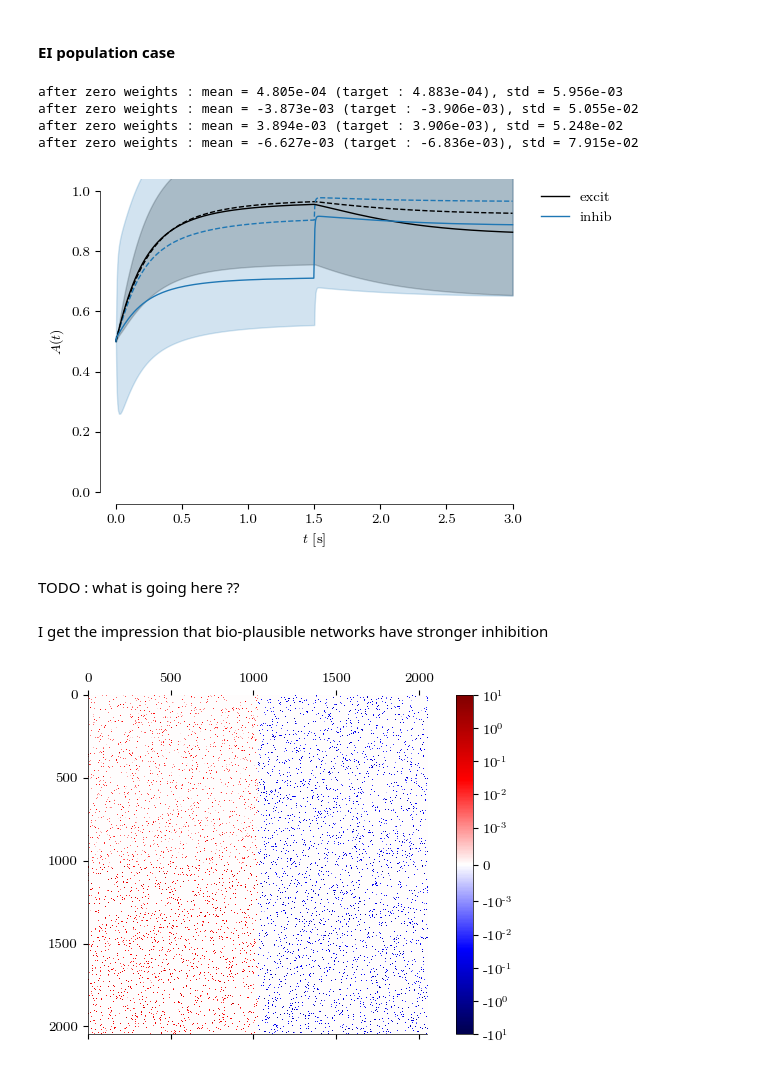
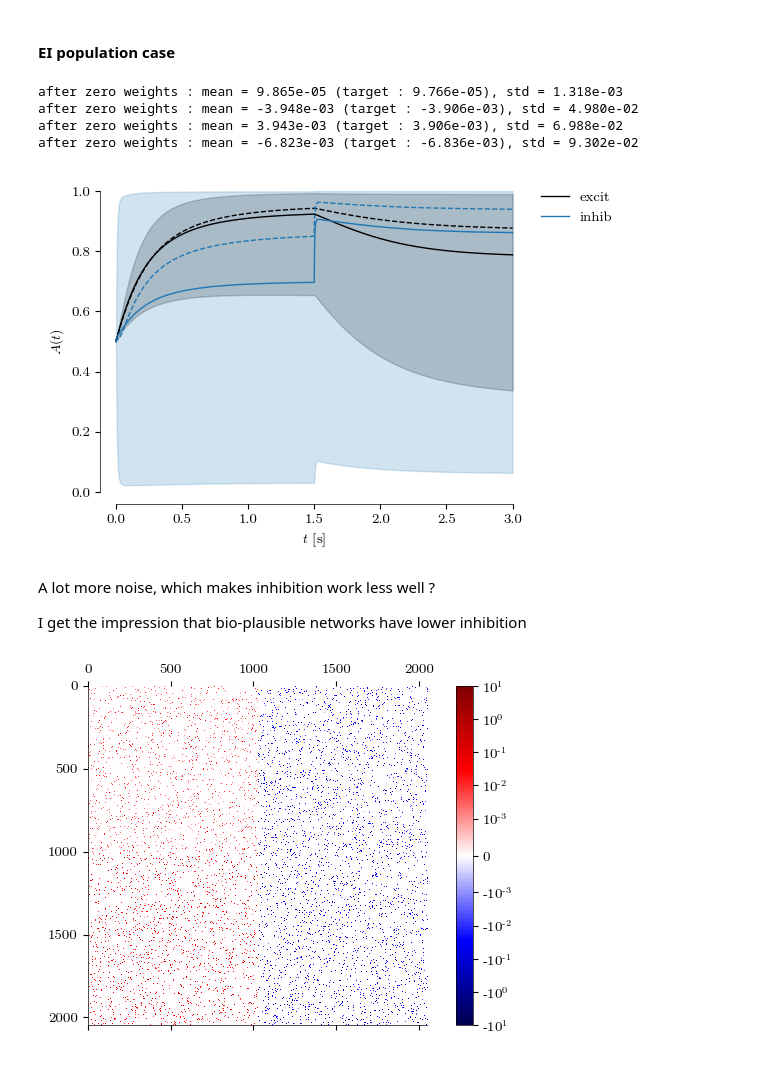
Before and after one commit to ninivert/BIO465-cortical-surround-suppression, a Jupyter notebook: src/notebook.ipynb, the cells around one changed output. Saved outputs shown, nothing was run; the diff lists cells and outputs as text; code cells hidden in the pictures.

```diff
--- a/src/notebook.ipynb
+++ b/src/notebook.ipynb
@@ -744,7 +744,7 @@ for idx, W00_num in enumerate((0.5, 1.0)):
 		tau=np.array([0.06, 0.012]),
 		R=1,
 		gain_fn=sigmoid,
-		I_ext=(1-Heaviside(1.5))*Flat(np.array([4.0, 1.6])) + Heaviside(1.5)*Flat(np.array([4.0, 3.8]))
+		I_ext=(1-Heaviside(1.5))*Flat(np.array([4.0, 0.0])) + Heaviside(1.5)*Flat(np.array([4.0, 3.8]))
 	)
 	res = pop.simulate_h(np.array([0, 0]), (0, 3), dt_max=0.01)
 
@@ -794,0 +827,16 @@ TODO :
+# %%
+pop = Populations(
+	W=np.array([[0.1, -4], [4, -7]]),
+	tau=np.array([0.06, 0.012]),
+	R=1,
+	gain_fn=sigmoid,
+	I_ext=(1-Heaviside(1.5))*Flat(np.array([4.0, 0.0])) + Heaviside(1.5)*Flat(np.array([4.0, 0.0]))
+)
+
+dhfs_excit = np.array(
+	[np.array(hf.evalf(subs={
+		W00: 0.1, W01: pop.W[0,1], W10: pop.W[1,0], W11: pop.W[1,1],
+		tau0: pop.tau[0], tau1: pop.tau[1],
+		I0: 4, I1: I1_num
+	})).squeeze() for I1_num in I1s]
+)
@@ -1076,7 +1148,7 @@ plt.close()
 fig, ax = plt.subplots(dpi=100)
 
 pop_renorm = Populations(
-	W=np.array([[0.5, -4], [4, -7]]),
+	W=np.array([[0.1, -4], [4, -7]]),
 	tau=np.array([0.6, 0.012]),
 	R=1,
 	gain_fn=sigmoid,
@@ -1094,44 +1166,49 @@ pop = Populations(
 )
 
 res_renorm = pop_renorm.simulate_h(np.array([0, 0]), (0, 3), dt_max=0.1)
 res = pop.simulate_h(np.full(2*K, 0), (0, 3), dt_max=0.1)
 
 # ax.plot(res.t, pop.gain_fn(res.y)[K//2-64:K//2].T, linewidth=0.2, color='k')
 # ax.plot(res.t, pop.gain_fn(res.y)[K//2:K//2+64].T, linewidth=0.2, color='tab:blue')
 
 ax.plot(res.t, pop.gain_fn(np.mean(res.y[:K//2], axis=0)), color='k', linestyle='dashed')
 ax.plot(res.t, pop.gain_fn(np.mean(res.y[K//2:], axis=0)), color='tab:blue', linestyle='dashed')
 
 ax.plot(res_renorm.t, pop_renorm.gain_fn(res_renorm.y[0]), color='k', label='excit')
 ax.plot(res_renorm.t, pop_renorm.gain_fn(res_renorm.y[1]), color='tab:blue', label='inhib')
 
 ax.fill_between(
-	res.t, pop.gain_fn(np.mean(res.y[:K//2], axis=0)) - np.std(pop.gain_fn(res.y[:K//2]), axis=0), pop.gain_fn(np.mean(res.y[:K//2], axis=0)) + np.std(pop.gain_fn(res.y[:K//2]), axis=0),
+	res.t, pop.gain_fn(np.mean(res.y[:K//2], axis=0) - np.std(res.y[:K//2], axis=0)), pop.gain_fn(np.mean(res.y[:K//2], axis=0) + np.std(res.y[:K//2], axis=0)),
+	# res.t, pop.gain_fn(np.mean(res.y[:K//2], axis=0)) - np.std(pop.gain_fn(res.y[:K//2]), axis=0), pop.gain_fn(np.mean(res.y[:K//2], axis=0)) + np.std(pop.gain_fn(res.y[:K//2]), axis=0),
 	alpha=0.2, color='k'
 )
 ax.fill_between(
-	res.t, pop.gain_fn(np.mean(res.y[K//2:], axis=0)) - np.std(pop.gain_fn(res.y[K//2:]), axis=0), pop.gain_fn(np.mean(res.y[K//2:], axis=0)) + np.std(pop.gain_fn(res.y[K//2:]), axis=0),
+	res.t, pop.gain_fn(np.mean(res.y[K//2:], axis=0) - np.std(res.y[K//2:], axis=0)), pop.gain_fn(np.mean(res.y[K//2:], axis=0) + np.std(res.y[K//2:], axis=0)),
+	# res.t, pop.gain_fn(np.mean(res.y[K//2:], axis=0)) - np.std(pop.gain_fn(res.y[K//2:]), axis=0), pop.gain_fn(np.mean(res.y[K//2:], axis=0)) + np.std(pop.gain_fn(res.y[K//2:]), axis=0),
 	alpha=0.2, color='tab:blue'
 )
 
 
 ax.set_ylabel('$A(t)$')
 ax.set_xlabel('$t$ [s]')
 ax.set_ylim((0, 1))
 data_lim(ax, 'x')
 breathe(ax)
 ax.legend(bbox_to_anchor=(1, 1), loc='upper left')
 plt.show(fig)
+
+fig.set_size_inches((4, 2))
+fig.savefig('../report/figures/pop_renorm_hetero_ei.pdf')
 # %% [output]
-after zero weights : mean = 4.805e-04 (target : 4.883e-04), std = 5.956e-03
-after zero weights : mean = -3.873e-03 (target : -3.906e-03), std = 5.055e-02
-after zero weights : mean = 3.894e-03 (target : 3.906e-03), std = 5.248e-02
-after zero weights : mean = -6.627e-03 (target : -6.836e-03), std = 7.915e-02
+after zero weights : mean = 9.865e-05 (target : 9.766e-05), std = 1.318e-03
+after zero weights : mean = -3.948e-03 (target : -3.906e-03), std = 4.980e-02
+after zero weights : mean = 3.943e-03 (target : 3.906e-03), std = 6.988e-02
+after zero weights : mean = -6.823e-03 (target : -6.836e-03), std = 9.302e-02
-[figure, old version]
+[figure, new version]
-# %% [markdown]
-TODO : what is going here ??
 # %% [markdown]
-I get the impression that bio-plausible networks have stronger inhibition
+A lot more noise, which makes inhibition work less well ?
+
+I get the impression that bio-plausible networks have lower inhibition
 # %%
 plt.close()
 fig, ax = plt.subplots(dpi=100)
```
Also changed, not shown: parts of 5 cells of this notebook, 8 other files.
